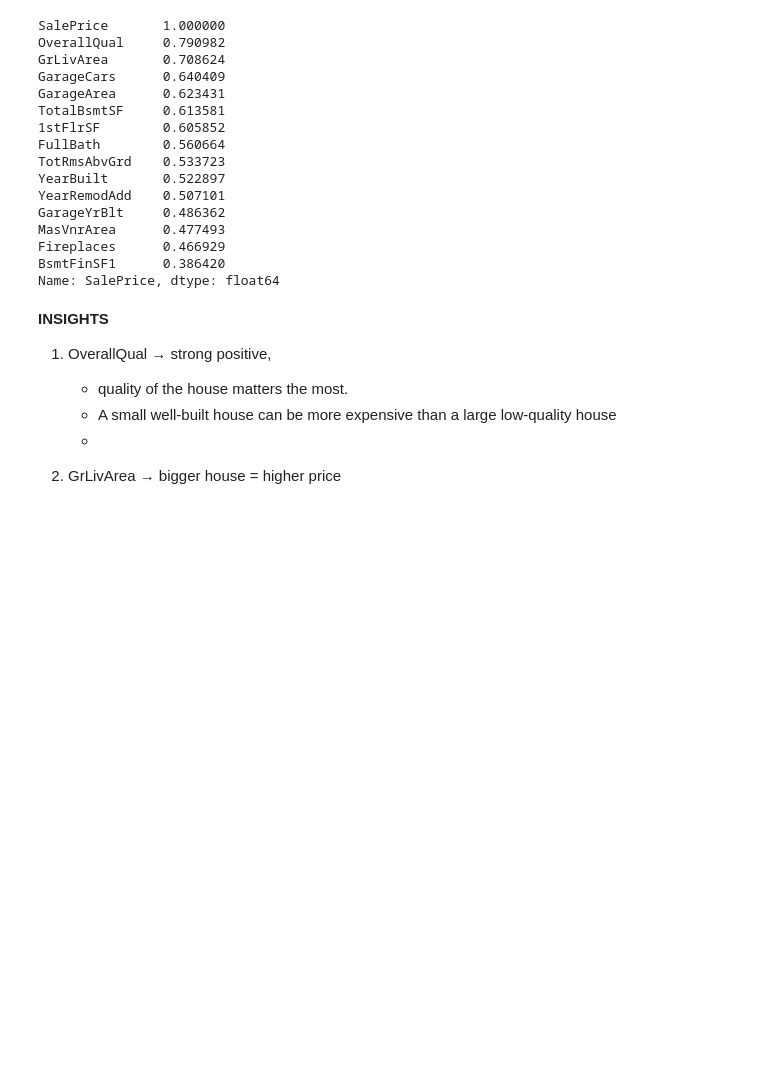
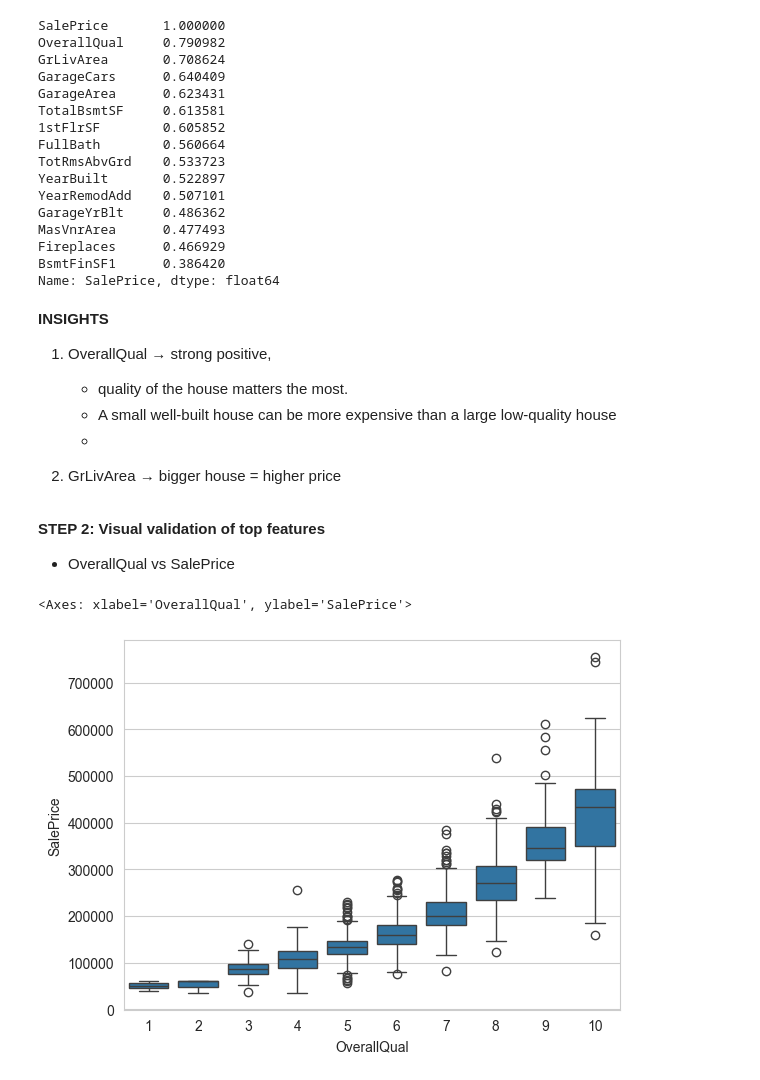
Before and after one commit to vanshika294/ML_Portfolio, a Jupyter notebook: 03_Projects/House_Price_Prediction(Regression)/02_data_exploration.ipynb, the cells around one changed output. Saved outputs shown, nothing was run; the diff lists cells and outputs as text; code cells hidden in the pictures; blank space fills up the shorter version.

```diff
--- a/03_Projects/House_Price_Prediction(Regression)/02_data_exploration.ipynb
+++ b/03_Projects/House_Price_Prediction(Regression)/02_data_exploration.ipynb
@@ -194,3 +214,12 @@ Name: SalePrice, dtype: float64
     - A small well-built house can be more expensive than a large low-quality house
     -
 3. GrLivArea → bigger house = higher price
+# %% [markdown]
+**STEP 2: Visual validation of top features**
+
+- OverallQual vs SalePrice
+# %%
+sns.boxplot(x='OverallQual', y='SalePrice', data=df)
+# %% [output]
+<Axes: xlabel='OverallQual', ylabel='SalePrice'>
+[figure, added]
```
Also changed, not shown: parts of 6 cells of this notebook.
